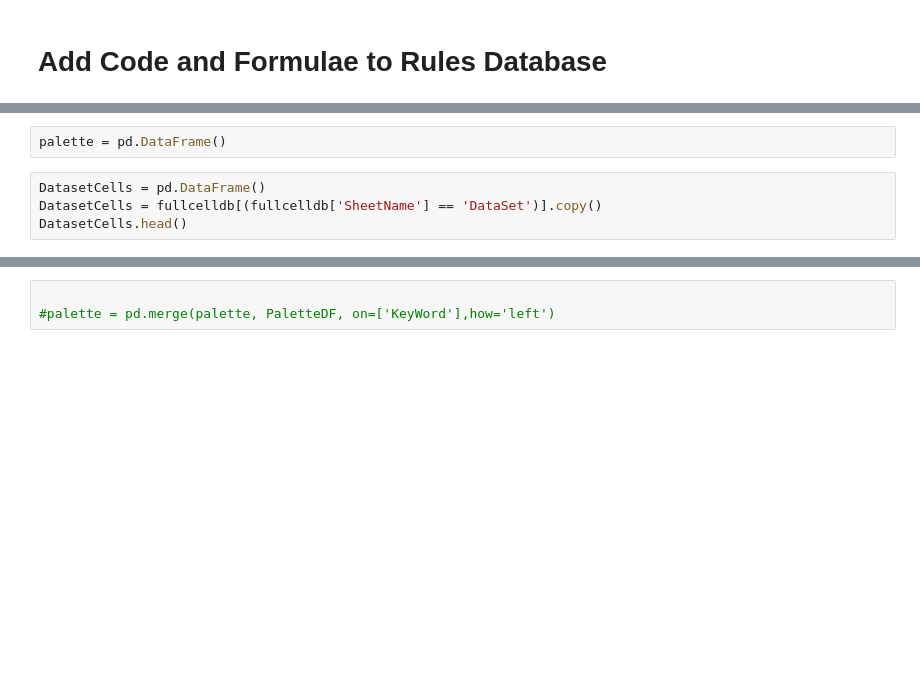
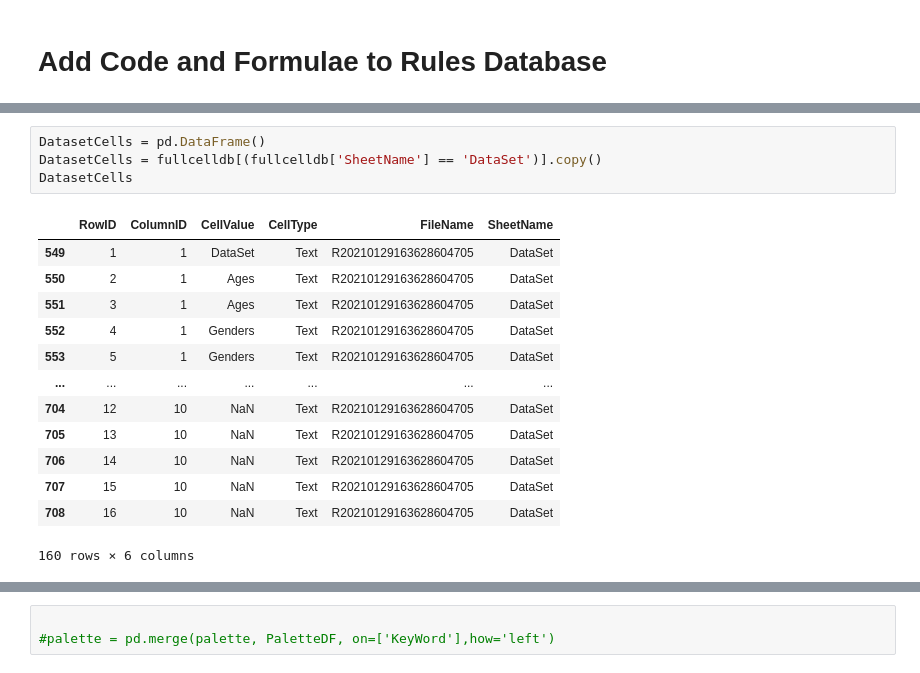
Before and after one commit to andrewcgaitskell/excel-extractor, a Jupyter notebook: DataPipeline.ipynb, the cells around one changed output, grey strips where cells are left out. Saved outputs shown, nothing was run; the diff lists cells and outputs as text; blank space fills up the shorter version.

```diff
--- a/DataPipeline.ipynb
+++ b/DataPipeline.ipynb
@@ -433,9 +386,21 @@ Palette.head()
-# %%
-palette = pd.DataFrame()
 # %%
 DatasetCells = pd.DataFrame()
 DatasetCells = fullcelldb[(fullcelldb['SheetName'] == 'DataSet')].copy()
-DatasetCells.head()
+DatasetCells
+# %% [output]
+|  | RowID | ColumnID | CellValue | CellType | FileName | SheetName |
+| 549 | 1 | 1 | DataSet | Text | R20210129163628604705 | DataSet |
+| 550 | 2 | 1 | Ages | Text | R20210129163628604705 | DataSet |
+| 551 | 3 | 1 | Ages | Text | R20210129163628604705 | DataSet |
+| 552 | 4 | 1 | Genders | Text | R20210129163628604705 | DataSet |
+| 553 | 5 | 1 | Genders | Text | R20210129163628604705 | DataSet |
+| ... | ... | ... | ... | ... | ... | ... |
+| 704 | 12 | 10 | NaN | Text | R20210129163628604705 | DataSet |
+| 705 | 13 | 10 | NaN | Text | R20210129163628604705 | DataSet |
+| 706 | 14 | 10 | NaN | Text | R20210129163628604705 | DataSet |
+| 707 | 15 | 10 | NaN | Text | R20210129163628604705 | DataSet |
+| 708 | 16 | 10 | NaN | Text | R20210129163628604705 | DataSet |
+160 rows × 6 columns
 # %%
 Datasets = pd.DataFrame()
 Datasets = DatasetCells.pivot_table(index = ['RowID'], values = 'CellValue',columns = 'ColumnID', aggfunc = 'max')
```
Also changed, not shown: parts of 40 cells of this notebook.
